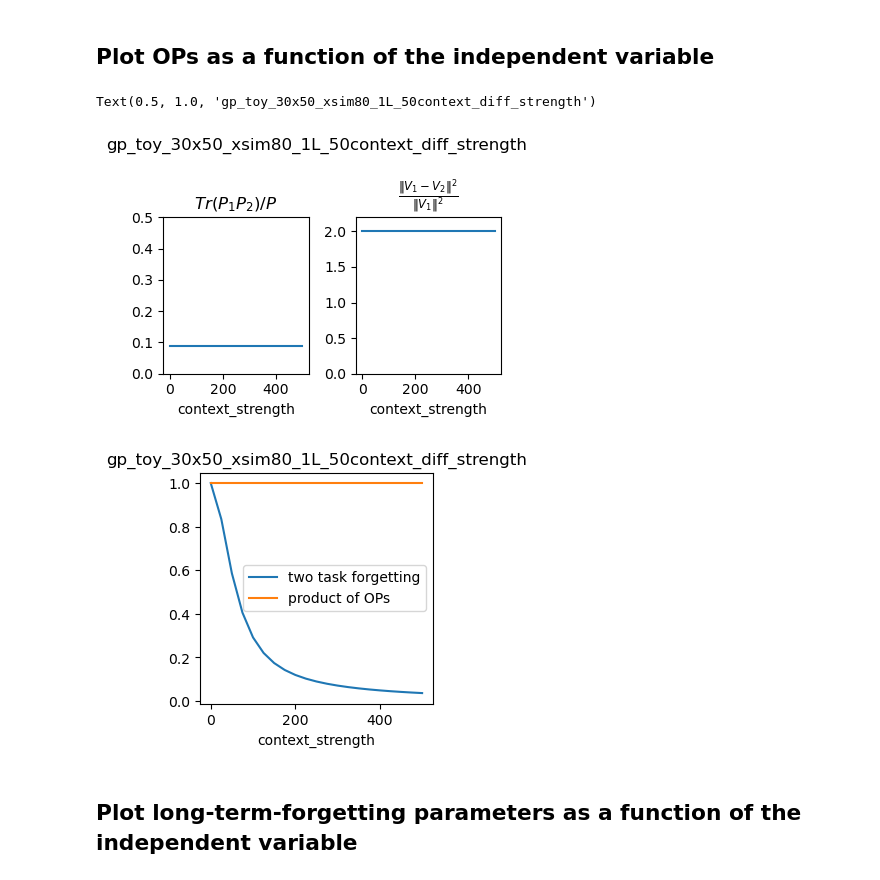
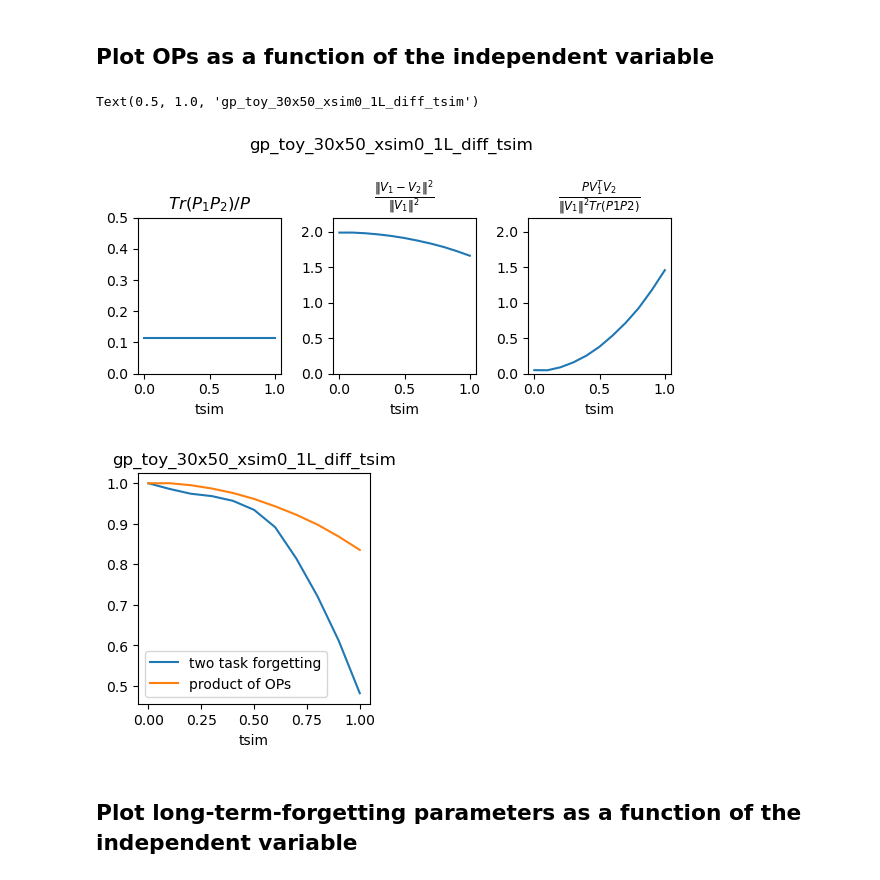
Before and after one commit to hzshan/gp_continual_learning, a Jupyter notebook: notebooks/viewer_toy_model.ipynb, the cells around one changed output. Cells and saved outputs as stored; diff of their text form; code cells hidden in the pictures.

Commit message:
added plotting for new OP

```diff
--- a/notebooks/viewer_toy_model.ipynb
+++ b/notebooks/viewer_toy_model.ipynb
@@ -12,12 +12,15 @@ import theory, cluster_utils, torch, data, utils
 %autoreload 2
 
 # USE KEYWORDS BELOW TO SEARCH FOR FOLDERS
-batch_name_list =cluster_utils.list_folders('cluster_results/', '', 'diff_strength')
+batch_name_list =cluster_utils.list_folders('cluster_results/', '', 'diff_tsim')
 
 #################
 folder_index = 1
 #################
-organizer = cluster_utils.ClusterResultOrganizer('cluster_results/', batch_name=batch_name_list[folder_index], sort_by_key=None)
+organizer = cluster_utils.ClusterResultOrganizer(
+    'cluster_results/',
+    batch_name=batch_name_list[folder_index],
+    sort_by_key=None)
 
 num_keys, tr_loss_arr = organizer.organize_results('train loss', as_arrays=True)
 num_keys, te_loss_arr = organizer.organize_results('test loss', as_arrays=True)
@@ -103,36 +99,44 @@ IndexError: index 12 is out of bounds for axis 0 with size 12
 ## Plot OPs as a function of the independent variable
 # %%
 xlabel = organizer.sort_by_key
-_, axes = plt.subplots(figsize=(4, 3), ncols=2, nrows=1)
+_, axes = plt.subplots(figsize=(6, 3), ncols=3, nrows=1)
 axes = axes.ravel()
 plt.sca(axes[0])
 plt.plot(num_keys, trp1p2_arr.mean(1))
 plt.xlabel(xlabel)
 plt.title('$Tr(P_1 P_2)/P$')
 plt.ylim(0, 0.5)
 # plt.ylabel('$V_1^T V_2$ normalized')
 
 plt.sca(axes[1])
 plt.plot(num_keys, v1_v2_arr.mean(1))
 plt.ylim(0, 2.2)
 plt.xlabel(xlabel)
 plt.title('$\\frac{\Vert V_1 - V_2 \Vert^2}{\Vert V_1 \Vert^2}$')
 plt.suptitle(batch_name_list[folder_index])
 plt.tight_layout()
 
+plt.sca(axes[2])
+plt.plot(num_keys, (1 - v1_v2_arr.mean(1) / 2) / trp1p2_arr.mean(1))
+plt.ylim(0, 2.2)
+plt.xlabel(xlabel)
+plt.title('$\\frac{PV_1^T V_2}{\Vert V_1 \Vert^2 Tr(P1P2)} $')
+plt.suptitle(batch_name_list[folder_index])
+plt.tight_layout()
+
 prod_of_ops = (trp1p2_arr * v1_v2_arr).mean(1)
 plt.figure(figsize=(3, 3))
 # plt.plot(num_keys, two_task_loss, label='two task forgetting')
 # plt.plot(num_keys, prod_of_ops, label='product of OPs')
 plt.plot(num_keys, two_task_loss / two_task_loss[0], label='two task forgetting')
 plt.plot(num_keys, prod_of_ops / prod_of_ops[0], label='product of OPs')
 plt.legend()
 plt.xlabel(xlabel)
 plt.title(batch_name_list[folder_index])
 # %% [output]
-Text(0.5, 1.0, 'gp_toy_30x50_xsim80_1L_50context_diff_strength')
+Text(0.5, 1.0, 'gp_toy_30x50_xsim0_1L_diff_tsim')
-[figure, old version]
+[figure, new version]
-[figure, old version]
+[figure, new version]
 # %% [markdown]
 ## Plot long-term-forgetting parameters as a function of the independent variable
 # %%
```
Also changed, not shown: parts of 2 cells of this notebook, 2 other files.
